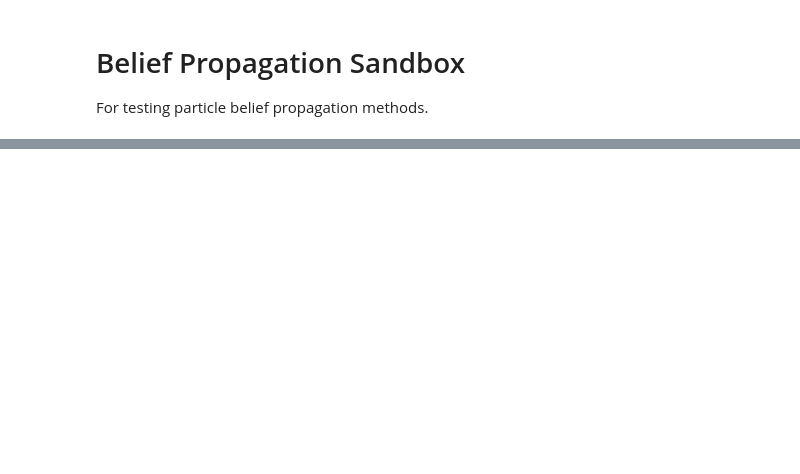
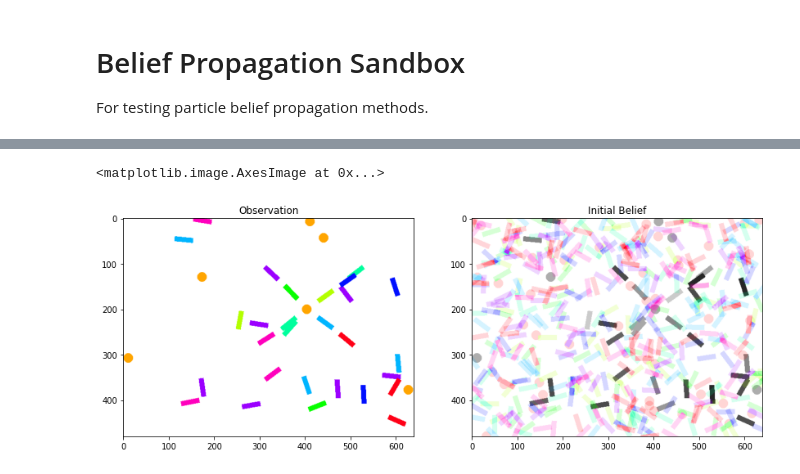
Before and after one commit to janapavlasek/bp-sandbox, a Jupyter notebook: particle_bp.ipynb, the cells around one changed output, grey strips where cells are left out. Saved outputs shown, nothing was run; the diff lists cells and outputs as text; code cells hidden in the pictures; blank space fills up the shorter version.

```diff
--- a/particle_bp.ipynb
+++ b/particle_bp.ipynb
@@ -27,0 +47,18 @@ plt.imshow(img)
+# %%
+from src.sim import graph
+
+g = graph.SpiderGraph(50)
+g.init_random()
+# %%
+initial_bel = scene.display_belief(g.marginals(), img)
+
+plt.figure(figsize=(14,8))
+plt.subplot(1, 2, 1)
+plt.title("Observation")
+plt.imshow(img)
+plt.subplot(1, 2, 2)
+plt.title("Initial Belief")
+plt.imshow(initial_bel)
+# %% [output]
+<matplotlib.image.AxesImage at 0x...>
+[figure, added]
```
Also changed, not shown: parts of 6 cells of this notebook, 4 other files.
